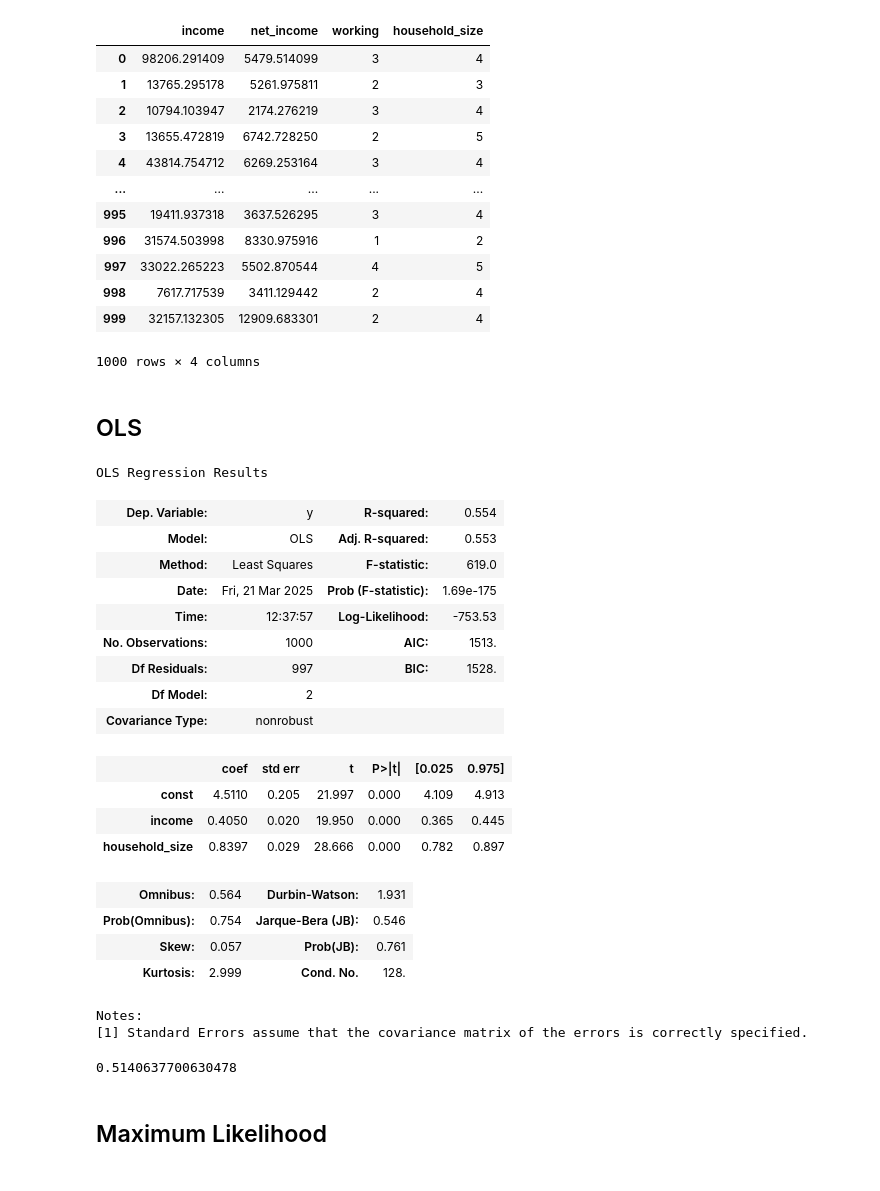
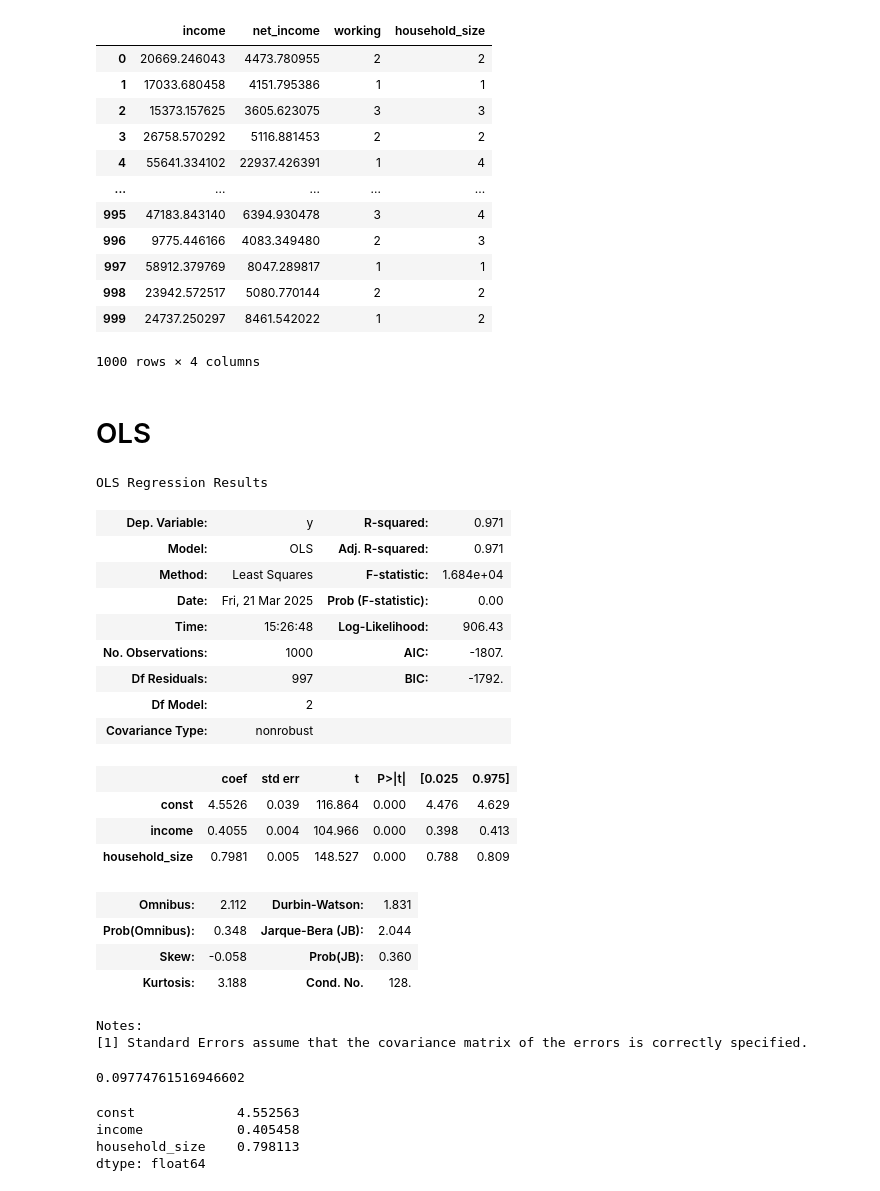
Before and after one commit to johnthwong/policy-complexity, a Jupyter notebook: simulated.ipynb, the cells around one changed output. Cells and saved outputs as stored; diff of their text form; code cells hidden in the pictures.

```diff
--- a/simulated.ipynb
+++ b/simulated.ipynb
@@ -1,24 +1,24 @@
 # %%
 import monte_carlo as m
 
-df = m.simulate_hsv_sample(1000, 0.6, 0.8, 100, 0.5)
+df = m.simulate_hsv_sample(1000, 0.6, 0.8, 100, 0.1)
 df
 # %% [output]
 |  | income | net_income | working | household_size |
-| 0 | 98206.291409 | 5479.514099 | 3 | 4 |
-| 1 | 13765.295178 | 5261.975811 | 2 | 3 |
-| 2 | 10794.103947 | 2174.276219 | 3 | 4 |
-| 3 | 13655.472819 | 6742.728250 | 2 | 5 |
-| 4 | 43814.754712 | 6269.253164 | 3 | 4 |
+| 0 | 20669.246043 | 4473.780955 | 2 | 2 |
+| 1 | 17033.680458 | 4151.795386 | 1 | 1 |
+| 2 | 15373.157625 | 3605.623075 | 3 | 3 |
+| 3 | 26758.570292 | 5116.881453 | 2 | 2 |
+| 4 | 55641.334102 | 22937.426391 | 1 | 4 |
 | ... | ... | ... | ... | ... |
-| 995 | 19411.937318 | 3637.526295 | 3 | 4 |
-| 996 | 31574.503998 | 8330.975916 | 1 | 2 |
-| 997 | 33022.265223 | 5502.870544 | 4 | 5 |
-| 998 | 7617.717539 | 3411.129442 | 2 | 4 |
-| 999 | 32157.132305 | 12909.683301 | 2 | 4 |
+| 995 | 47183.843140 | 6394.930478 | 3 | 4 |
+| 996 | 9775.446166 | 4083.349480 | 2 | 3 |
+| 997 | 58912.379769 | 8047.289817 | 1 | 1 |
+| 998 | 23942.572517 | 5080.770144 | 2 | 2 |
+| 999 | 24737.250297 | 8461.542022 | 1 | 2 |
 1000 rows × 4 columns
 # %% [markdown]
-## OLS
+# OLS
 # %%
 model = m.generate_ols_model(df)
 
@@ -26,23 +26,23 @@ model = m.generate_ols_model(df)
 model.summary()
 # %% [output]
 OLS Regression Results
-| Dep. Variable: | y | R-squared: | 0.554 |
-| Model: | OLS | Adj. R-squared: | 0.553 |
-| Method: | Least Squares | F-statistic: | 619.0 |
-| Date: | Fri, 21 Mar 2025 | Prob (F-statistic): | 1.69e-175 |
-| Time: | 12:37:57 | Log-Likelihood: | -753.53 |
-| No. Observations: | 1000 | AIC: | 1513. |
-| Df Residuals: | 997 | BIC: | 1528. |
+| Dep. Variable: | y | R-squared: | 0.971 |
+| Model: | OLS | Adj. R-squared: | 0.971 |
+| Method: | Least Squares | F-statistic: | 1.684e+04 |
+| Date: | Fri, 21 Mar 2025 | Prob (F-statistic): | 0.00 |
+| Time: | 15:26:48 | Log-Likelihood: | 906.43 |
+| No. Observations: | 1000 | AIC: | -1807. |
+| Df Residuals: | 997 | BIC: | -1792. |
 | Df Model: | 2 |  |  |
 | Covariance Type: | nonrobust |  |  |
 |  | coef | std err | t | P>|t| | [0.025 | 0.975] |
-| const | 4.5110 | 0.205 | 21.997 | 0.000 | 4.109 | 4.913 |
-| income | 0.4050 | 0.020 | 19.950 | 0.000 | 0.365 | 0.445 |
-| household_size | 0.8397 | 0.029 | 28.666 | 0.000 | 0.782 | 0.897 |
+| const | 4.5526 | 0.039 | 116.864 | 0.000 | 4.476 | 4.629 |
+| income | 0.4055 | 0.004 | 104.966 | 0.000 | 0.398 | 0.413 |
+| household_size | 0.7981 | 0.005 | 148.527 | 0.000 | 0.788 | 0.809 |
-| Omnibus: | 0.564 | Durbin-Watson: | 1.931 |
-| Prob(Omnibus): | 0.754 | Jarque-Bera (JB): | 0.546 |
-| Skew: | 0.057 | Prob(JB): | 0.761 |
-| Kurtosis: | 2.999 | Cond. No. | 128. |
+| Omnibus: | 2.112 | Durbin-Watson: | 1.831 |
+| Prob(Omnibus): | 0.348 | Jarque-Bera (JB): | 2.044 |
+| Skew: | -0.058 | Prob(JB): | 0.360 |
+| Kurtosis: | 3.188 | Cond. No. | 128. |
 Notes:
 [1] Standard Errors assume that the covariance matrix of the errors is correctly specified.
 # %%
@@ -50,6 +50,11 @@ Notes:
 sigma_hat = m.get_sigma_hat(model)
 sigma_hat
 # %% [output]
-0.5140637700630478
+0.09774761516946602
-# %% [markdown]
-## Maximum Likelihood
+# %%
+model.params
+# %% [output]
+const             4.552563
+income            0.405458
+household_size    0.798113
+dtype: float64
```
Also changed, not shown: parts of 12 cells of this notebook, 1 other file.
